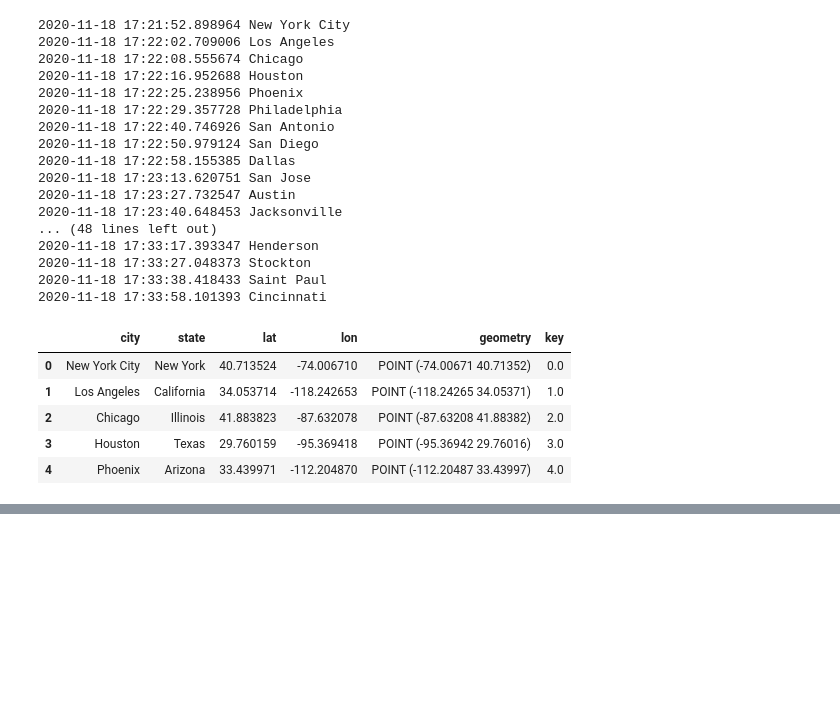
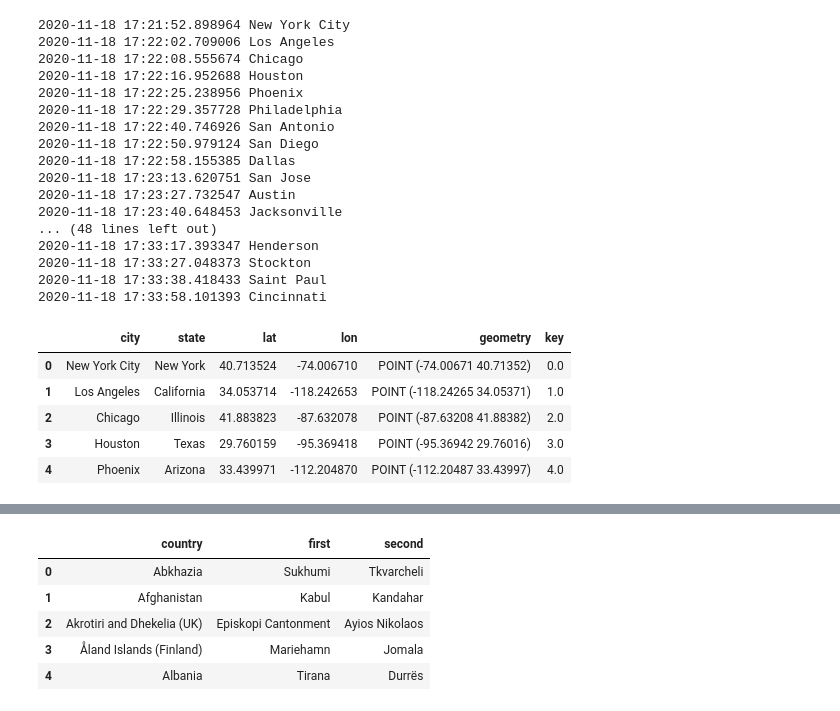
Before and after one commit to asrenninger/wrangling, a Jupyter notebook: python/morphology.ipynb, the cells around one changed output, grey strips where cells are left out. Saved outputs shown, nothing was run; the diff lists cells and outputs as text; code cells hidden in the pictures; blank space fills up the shorter version.

```diff
--- a/python/morphology.ipynb
+++ b/python/morphology.ipynb
@@ -579,5 +655,17 @@ def _config_ax(ax, crs, bbox, padding):
 
     return ax
 # %%
-cities = pd.read_htlm("https://en.wikipedia.org/wiki/List_of_countries_by_largest_and_second_largest_cities")
-cities = cities[0]
+world = pd.read_html("https://en.wikipedia.org/wiki/List_of_countries_by_largest_and_second_largest_cities")
+world = world[0]
+# %%
+world.columns = ['country', 'first', 'second', 'source']
+world = world.drop('source', axis=1)
+
+world.head()
+# %% [output]
+|  | country | first | second |
+| 0 | Abkhazia | Sukhumi | Tkvarcheli |
+| 1 | Afghanistan | Kabul | Kandahar |
+| 2 | Akrotiri and Dhekelia (UK) | Episkopi Cantonment | Ayios Nikolaos |
+| 3 | Åland Islands (Finland) | Mariehamn | Jomala |
+| 4 | Albania | Tirana | Durrës |
```
Also changed, not shown: parts of 15 cells of this notebook.
